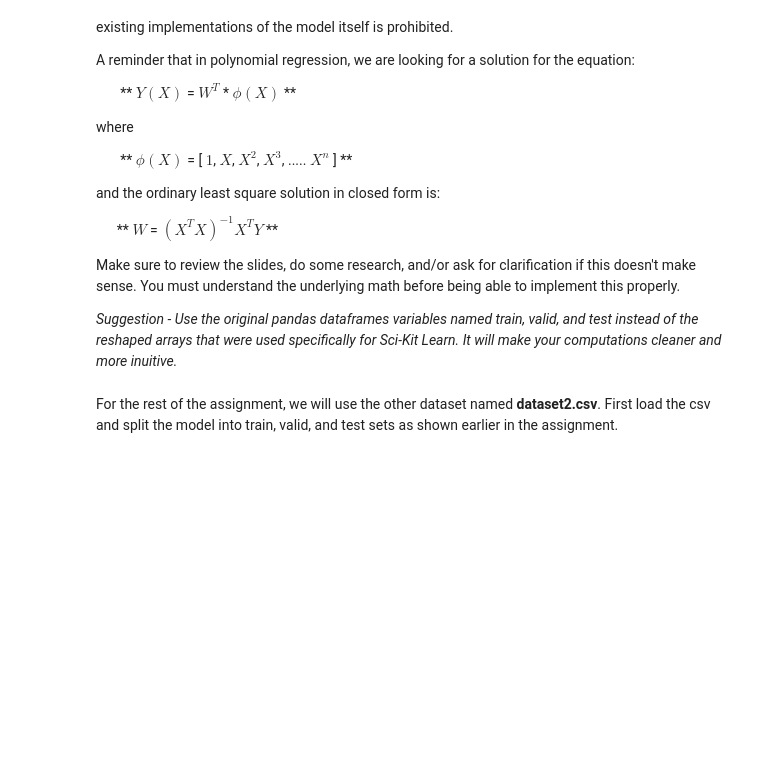
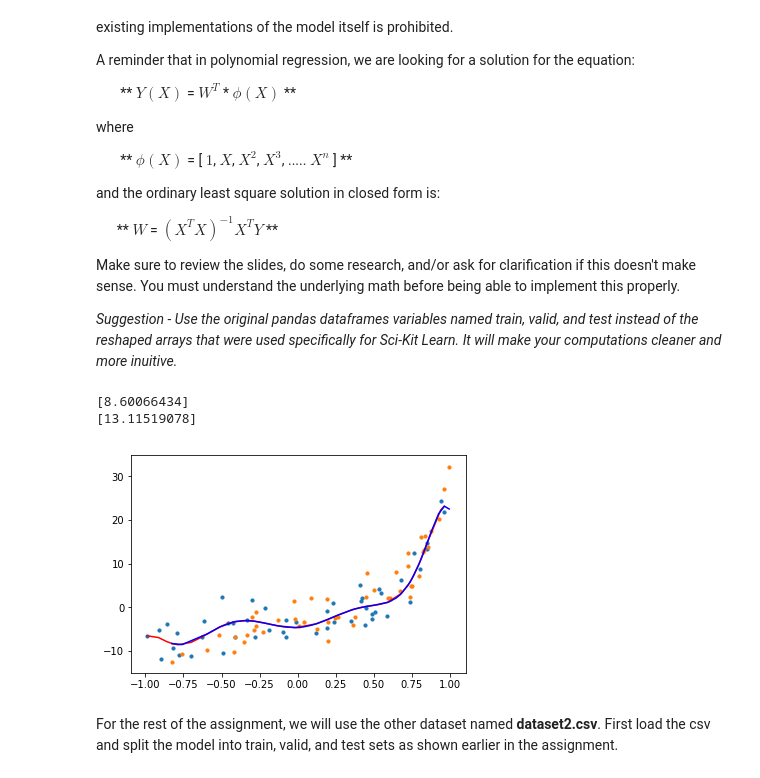
Before and after one commit to McGillAISociety/mais-bootcamp-w2019, a Jupyter notebook: Assignment2/Assignment 2.ipynb, the cells around one changed output. Saved outputs shown, nothing was run; the diff lists cells and outputs as text; code cells hidden in the pictures; blank space fills up the shorter version.

```diff
--- a/Assignment2/Assignment 2.ipynb
+++ b/Assignment2/Assignment 2.ipynb
@@ -170,11 +210,33 @@ Make sure to review the slides, do some research, and/or ask for clarification i
 *Suggestion - Use the original pandas dataframes variables named train, valid, and test instead of the reshaped arrays that were used specifically for Sci-Kit Learn. It will make your computations cleaner and more inuitive.*
 # %%
 ### YOUR CODE HERE - Create the polynomial matrix ϕ(X)
+def poly_transform(x_val, degree):
+    x_transform= np.matrix(([np.array(x_val)**i for i in range(0, degree+1)])).T
+    return x_transform
+
+def mean_square_err(y1, y2):
+    return sum(np.array(y1 - y2)**2)/len(y1)
+
+x_transform = poly_transform(train[0], degree=10)
 
 ### YOUR CODE HERE - Find the weighted matrix W
+W = np.matmul(np.matmul(inv(np.matmul(x_transform.T, x_transform)), x_transform.T), train_y)
+y_pred_train = np.matmul(x_transform, W)
 
 ### YOUR CODE HERE - Make predictions on the training set and calculate the root mean squared error. Plot the results.
+plt.scatter(train_x, train_y, s=10)
+plt.plot(train_x, y_pred_train, color='r')
+print(mean_square_err(y_pred_train, train_y))
 
 ### YOUR CODE HERE - Make predictions on the validation set and calculate the mean squared error. Plot the results.
+x_transform = poly_transform(valid[0], degree=10)
+y_pred_valid = np.matmul(x_transform, W)
+plt.scatter(valid_x, valid_y, s=10)
+plt.plot(valid_x, y_pred_valid, color='b')
+print(mean_square_err(y_pred_valid, valid_y))
+# %% [output]
+[8.60066434]
+[13.11519078]
+[figure, added]
 # %% [markdown]
 For the rest of the assignment, we will use the other dataset named **dataset2.csv**. First load the csv and split the model into train, valid, and test sets as shown earlier in the assignment.
```
Also changed, not shown: parts of 15 cells of this notebook, 1 other file.
